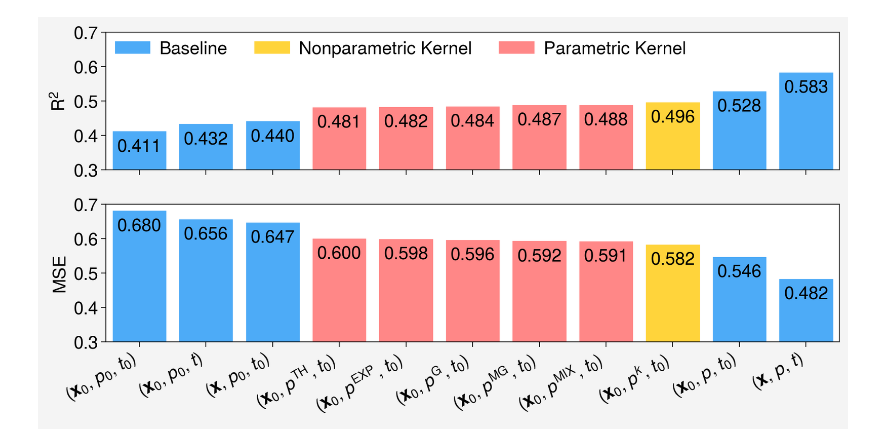
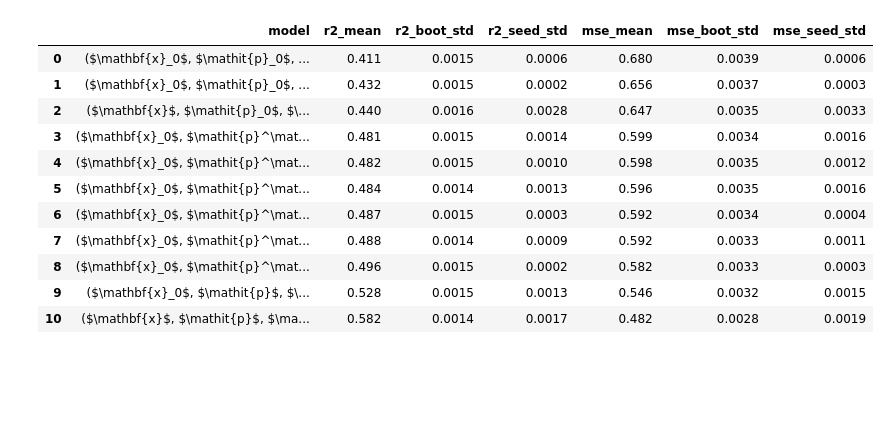
Before and after one commit to savannahferretti/monsoon-kernels, a Jupyter notebook: notebooks/bars.ipynb, the cells around one changed output. Saved outputs shown, nothing was run; the diff lists cells and outputs as text; code cells hidden in the pictures; blank space fills up the shorter version.

Commit message:
New results for Table A1

```diff
--- a/notebooks/bars.ipynb
+++ b/notebooks/bars.ipynb
@@ -75,21 +45,50 @@ msestds  = [msedict[l][2] for l in labels]
-# %%
-fig,axs = pplt.subplots(nrows=2,refwidth=8,refheight=1.5,spanx=True,spany=False)
-x = np.arange(len(labels))
-axs.format(grid=False,xticks=x,xticklabels=labels,xrotation=30,xminorticks='none',
-          ylim=(0.3,0.7),yticks=0.1,yminorticks='none')
-axs[0].format(ylabel='R$^2$')
-axs[1].format(ylabel='MSE')
-bars1 = axs[0].bar(x,r2means,color=colors)
-bars2 = axs[1].bar(x,msemeans,color=colors)
-for bar,mean in zip(bars1,r2means):
-    axs[0].text(bar.get_x()+bar.get_width()/2,bar.get_height()-0.02,f'{mean:.3f}',ha='center',va='top')
-for bar,mean in zip(bars2,msemeans):
-    axs[1].text(bar.get_x()+bar.get_width()/2,bar.get_height()-0.02,f'{mean:.3f}',ha='center',va='top')
-elements = [Patch(facecolor='blue4',label='Baseline'),
-            Patch(facecolor='yellow4',label='Nonparametric Kernel'),
-            Patch(facecolor='red4',label='Parametric Kernel')]
-axs[0].legend(handles=elements,loc='ul',ncols=3,frameon=False)
-pplt.show()
-fig.save('../figs/fig_2.png')
-# %% [output]
-[figure, removed]
+# %%
+with xr.open_dataset(os.path.join(SPLITSDIR,f'{SPLIT}.h5'),engine='h5netcdf') as ds:
+    truepr = ds.pr.load()
+
+rows = []
+for model in MODELS:
+    name,desc = model['name'],model['description']
+    filepath  = os.path.join(PREDSDIR,f'{name}_{SPLIT}_predictions.nc')
+    if not os.path.exists(filepath):
+        continue
+    with xr.open_dataset(filepath,engine='h5netcdf') as ds:
+        predpr  = ds.pr.load()
+    ytrue,ypred = xr.align(truepr,predpr,join='inner')
+    r2mean  = get_r2(ytrue,ypred.mean('seed'))
+    msemean = get_mse(ytrue,ypred.mean('seed'))
+    r2seedvalues  = seed_uncertainty(ytrue,ypred,get_r2)
+    mseseedvalues = seed_uncertainty(ytrue,ypred,get_mse)
+    r2bootvalues  = bootstrap_uncertainty(ytrue,ypred,get_r2)
+    msebootvalues = bootstrap_uncertainty(ytrue,ypred,get_mse)
+    r2seedstd  = r2seedvalues.std('seed')
+    mseseedstd = mseseedvalues.std('seed')
+    r2bootstd  = r2bootvalues.std('bootstrap')
+    msebootstd = msebootvalues.std('bootstrap')
+    color = ('yellow4' if ('kernel' in name and 'nonparametric' in name) else 'red4' if ('kernel' in name) else 'blue4')
+    rows.append({
+        'model':desc,
+        'r2_mean':round(float(r2mean),3),
+        'r2_boot_std':round(float(r2bootstd),4),
+        'r2_seed_std':round(float(r2seedstd),4),
+        'mse_mean':round(float(msemean),3),
+        'mse_boot_std':round(float(msebootstd),4),
+        'mse_seed_std':round(float(mseseedstd),4),
+        'color':color})
+# %%
+pd.set_option('display.max_colwidth',None)
+df = (pd.DataFrame(rows).sort_values('r2_mean').reset_index(drop=True))
+df.iloc[:,:-1]
+# %% [output]
+|  | model | r2_mean | r2_boot_std | r2_seed_std | mse_mean | mse_boot_std | mse_seed_std |
+| 0 | ($\mathbf{x}_0$, $\mathit{p}_0$, ... | 0.411 | 0.0015 | 0.0006 | 0.680 | 0.0039 | 0.0006 |
+| 1 | ($\mathbf{x}_0$, $\mathit{p}_0$, ... | 0.432 | 0.0015 | 0.0002 | 0.656 | 0.0037 | 0.0003 |
+| 2 | ($\mathbf{x}$, $\mathit{p}_0$, $\... | 0.440 | 0.0016 | 0.0028 | 0.647 | 0.0035 | 0.0033 |
+| 3 | ($\mathbf{x}_0$, $\mathit{p}^\mat... | 0.481 | 0.0015 | 0.0014 | 0.599 | 0.0034 | 0.0016 |
+| 4 | ($\mathbf{x}_0$, $\mathit{p}^\mat... | 0.482 | 0.0015 | 0.0010 | 0.598 | 0.0035 | 0.0012 |
+| 5 | ($\mathbf{x}_0$, $\mathit{p}^\mat... | 0.484 | 0.0014 | 0.0013 | 0.596 | 0.0035 | 0.0016 |
+| 6 | ($\mathbf{x}_0$, $\mathit{p}^\mat... | 0.487 | 0.0015 | 0.0003 | 0.592 | 0.0034 | 0.0004 |
+| 7 | ($\mathbf{x}_0$, $\mathit{p}^\mat... | 0.488 | 0.0014 | 0.0009 | 0.592 | 0.0033 | 0.0011 |
+| 8 | ($\mathbf{x}_0$, $\mathit{p}^\mat... | 0.496 | 0.0015 | 0.0002 | 0.582 | 0.0033 | 0.0003 |
+| 9 | ($\mathbf{x}_0$, $\mathit{p}$, $\... | 0.528 | 0.0015 | 0.0013 | 0.546 | 0.0032 | 0.0015 |
+| 10 | ($\mathbf{x}$, $\mathit{p}$, $\ma... | 0.582 | 0.0014 | 0.0017 | 0.482 | 0.0028 | 0.0019 |
```
Also changed, not shown: parts of 6 cells of this notebook, 3 other files.
